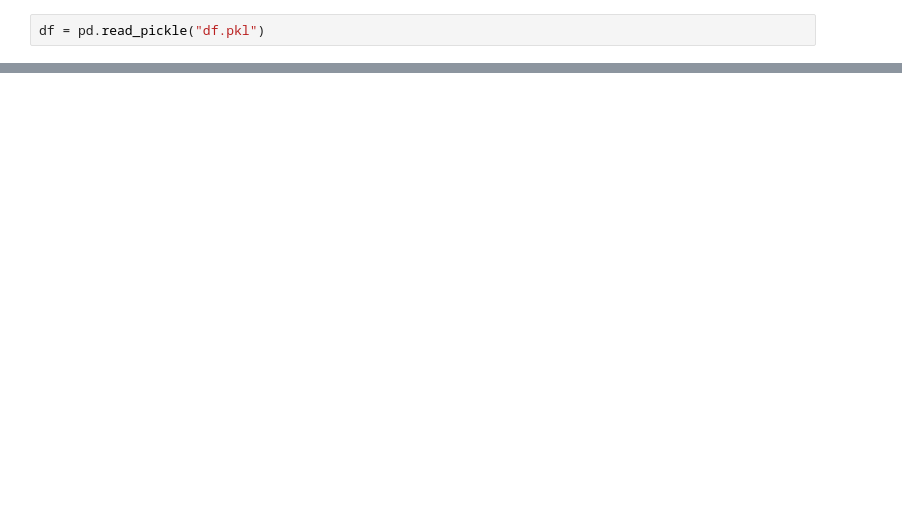
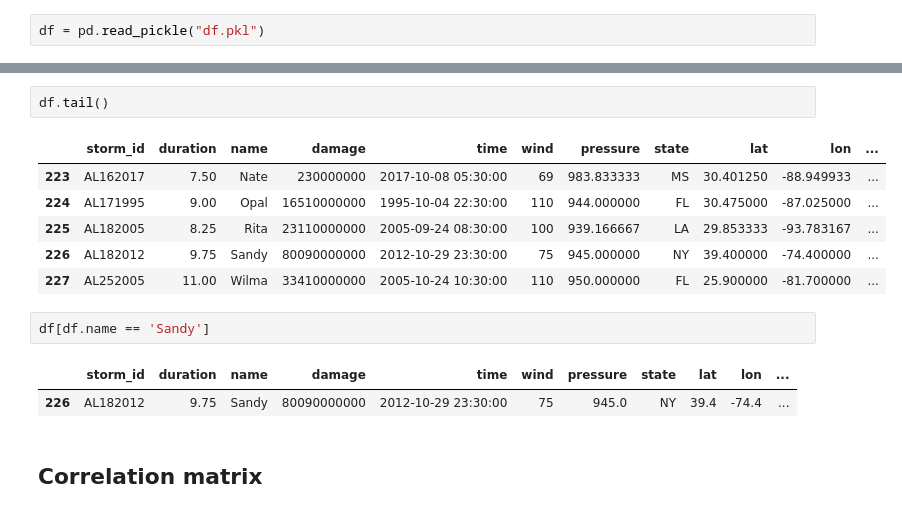
Before and after one commit to jagan-singh/Hurricane_Project, a Jupyter notebook: project.ipynb, the cells around one changed output, grey strips where cells are left out. Cells and saved outputs as stored; diff of their text form; blank space fills up the shorter version.

```diff
--- a/project.ipynb
+++ b/project.ipynb
@@ -58,0 +124,16 @@ df.pressure.max()
+# %%
+df.tail()
+# %% [output]
+|  | storm_id | duration | name | damage | time | wind | pressure | state | lat | lon | ... |
+| 223 | AL162017 | 7.50 | Nate | 230000000 | 2017-10-08 05:30:00 | 69 | 983.833333 | MS | 30.401250 | -88.949933 | ... |
+| 224 | AL171995 | 9.00 | Opal | 16510000000 | 1995-10-04 22:30:00 | 110 | 944.000000 | FL | 30.475000 | -87.025000 | ... |
+| 225 | AL182005 | 8.25 | Rita | 23110000000 | 2005-09-24 08:30:00 | 100 | 939.166667 | LA | 29.853333 | -93.783167 | ... |
+| 226 | AL182012 | 9.75 | Sandy | 80090000000 | 2012-10-29 23:30:00 | 75 | 945.000000 | NY | 39.400000 | -74.400000 | ... |
+| 227 | AL252005 | 11.00 | Wilma | 33410000000 | 2005-10-24 10:30:00 | 110 | 950.000000 | FL | 25.900000 | -81.700000 | ... |
+# %%
+df[df.name == 'Sandy']
+# %% [output]
+|  | storm_id | duration | name | damage | time | wind | pressure | state | lat | lon | ... |
+| 226 | AL182012 | 9.75 | Sandy | 80090000000 | 2012-10-29 23:30:00 | 75 | 945.0 | NY | 39.4 | -74.4 | ... |
+# %% [markdown]
+## Correlation matrix
```
Also changed, not shown: parts of 15 cells of this notebook, 7 other files.
